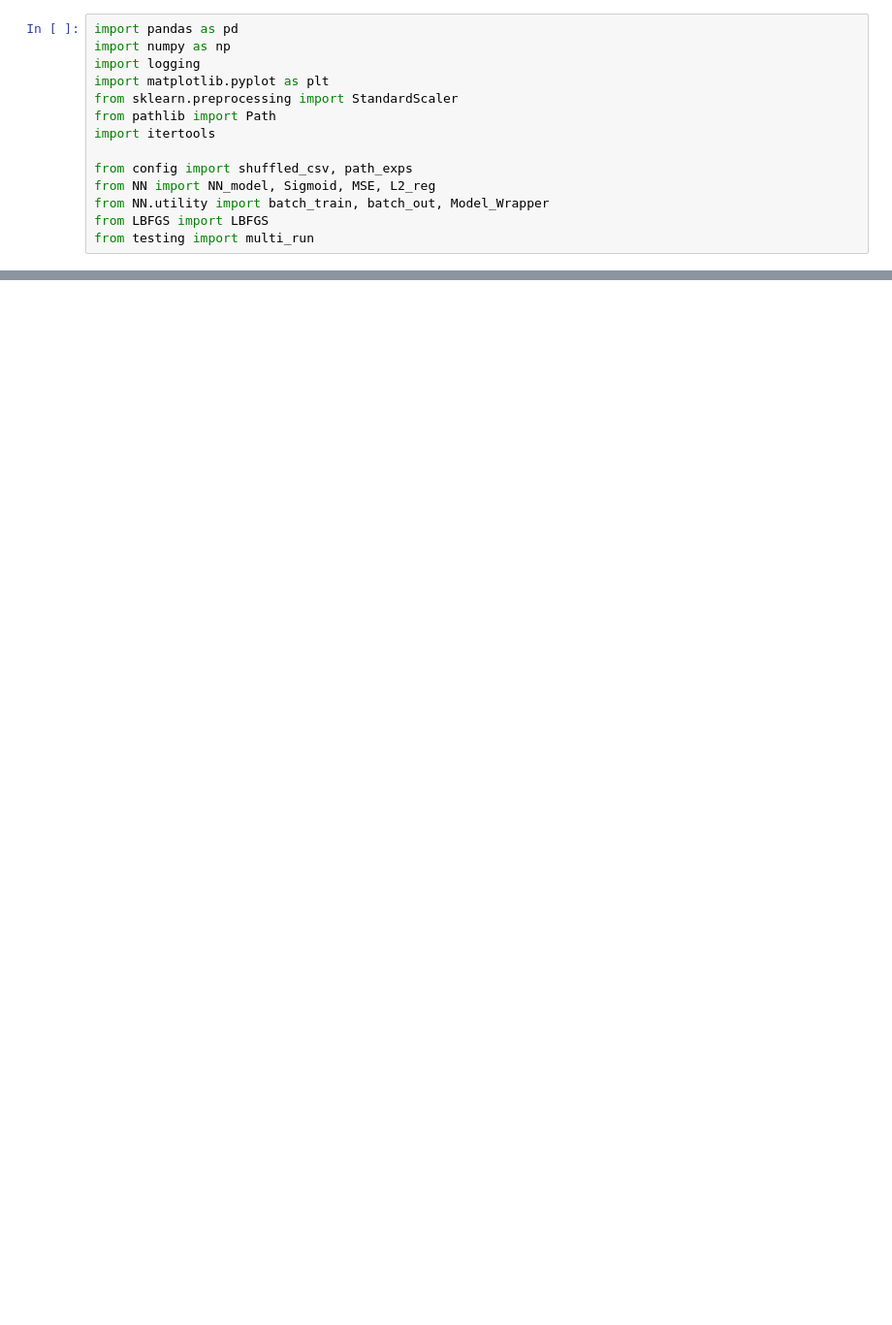
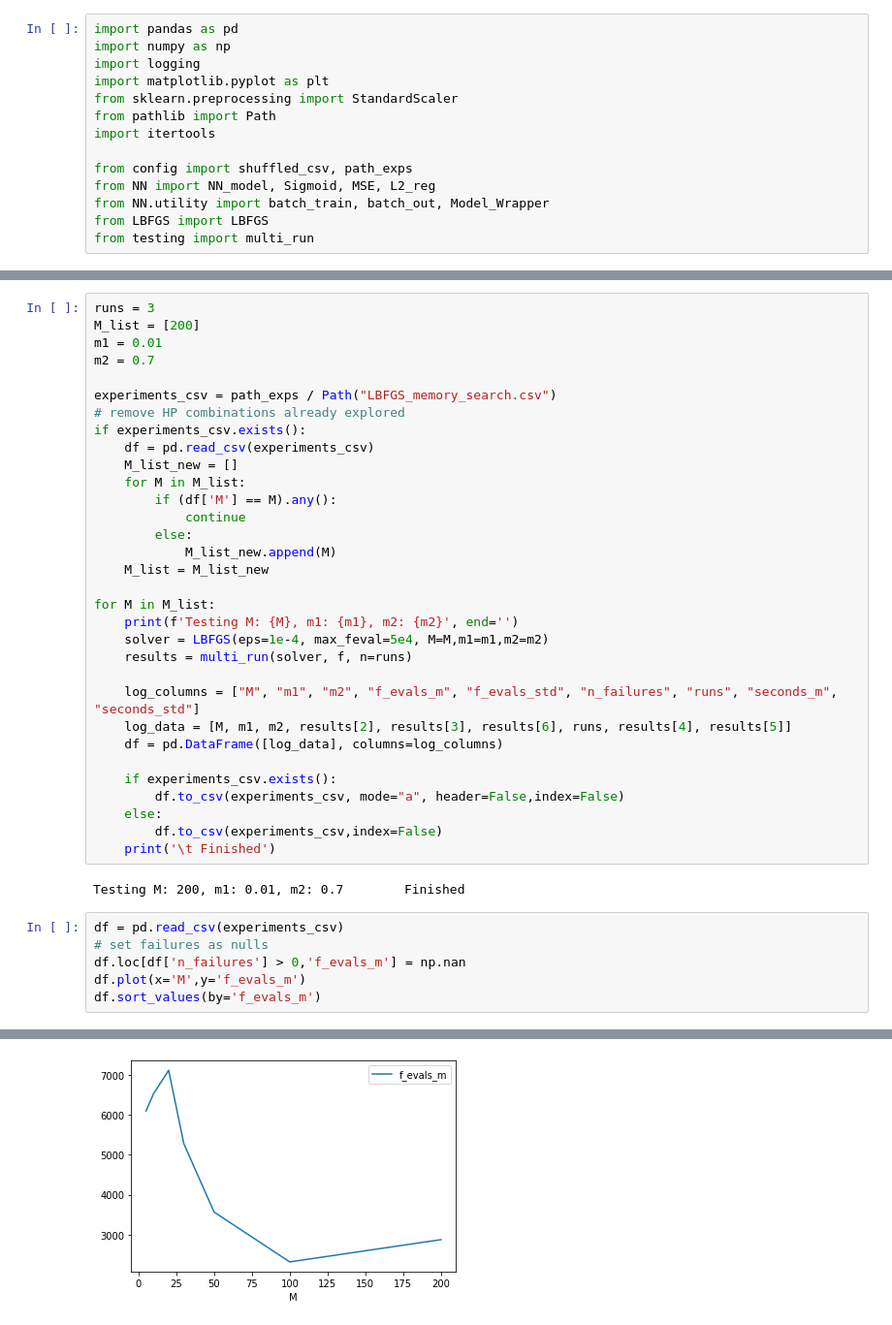
Before and after one commit to michelebersani/ComputationalMathematics, a Jupyter notebook: experiment.ipynb, the cells around one changed output, grey strips where cells are left out. Shown at 97% size. Saved outputs shown, nothing was run; the diff lists cells and outputs as text; blank space fills up the shorter version.

Commit message:
LBFGS: hp search

```diff
--- a/experiment.ipynb
+++ b/experiment.ipynb
@@ -104,0 +105,41 @@ Text(33.0, 0.5, 'm1')
+# %%
+runs = 3
+M_list = [200]
+m1 = 0.01
+m2 = 0.7
+
+experiments_csv = path_exps / Path("LBFGS_memory_search.csv")
+# remove HP combinations already explored
+if experiments_csv.exists():
+    df = pd.read_csv(experiments_csv)
+    M_list_new = []
+    for M in M_list:
+        if (df['M'] == M).any():
+            continue
+        else:
+            M_list_new.append(M)
+    M_list = M_list_new
+
+for M in M_list:
+    print(f'Testing M: {M}, m1: {m1}, m2: {m2}', end='')
+    solver = LBFGS(eps=1e-4, max_feval=5e4, M=M,m1=m1,m2=m2)
+    results = multi_run(solver, f, n=runs)
+
+    log_columns = ["M", "m1", "m2", "f_evals_m", "f_evals_std", "n_failures", "runs", "seconds_m", "seconds_std"]
+    log_data = [M, m1, m2, results[2], results[3], results[6], runs, results[4], results[5]]
+    df = pd.DataFrame([log_data], columns=log_columns)
+
+    if experiments_csv.exists():
+        df.to_csv(experiments_csv, mode="a", header=False,index=False)
+    else:
+        df.to_csv(experiments_csv,index=False)
+    print('\t Finished')
+# %% [output]
+Testing M: 200, m1: 0.01, m2: 0.7        Finished
+# %%
+df = pd.read_csv(experiments_csv)
+# set failures as nulls
+df.loc[df['n_failures'] > 0,'f_evals_m'] = np.nan
+df.plot(x='M',y='f_evals_m')
+df.sort_values(by='f_evals_m')
+# %% [output]
@@ -104,0 +154 @@ Text(33.0, 0.5, 'm1')
+[figure, added]
```
Also changed, not shown: parts of 7 cells of this notebook, 2 other files.
